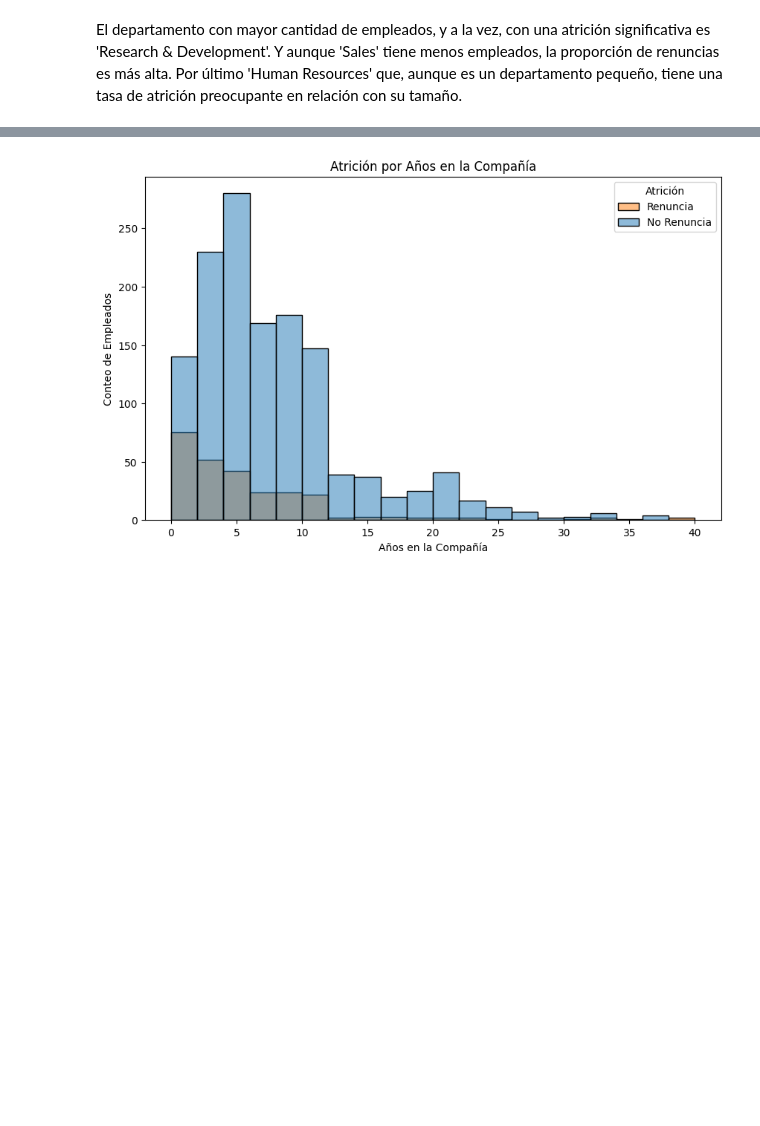
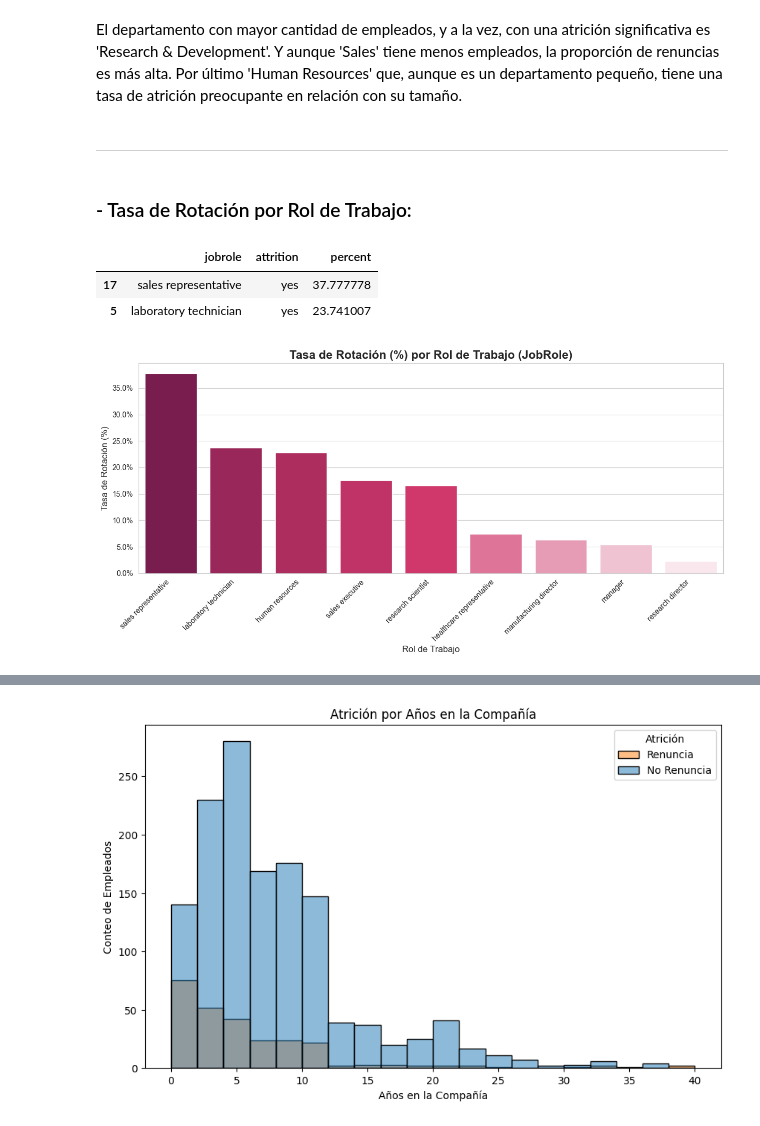
Before and after one commit to omniaunusest/VIZ-analytics-4-employee-data-talent-insights, a Jupyter notebook: visualizaciones.ipynb, the cells around one changed output, grey strips where cells are left out. Drawn from its saved outputs; the diff is of its cells as text; code cells hidden in the pictures; blank space fills up the shorter version.

```diff
--- a/visualizaciones.ipynb
+++ b/visualizaciones.ipynb
@@ -79,3 +92,66 @@ human resources            57
 Name: count, dtype: int64
 # %% [markdown]
 El departamento con mayor cantidad de empleados, y a la vez, con una atrición significativa es 'Research & Development'. Y aunque 'Sales' tiene menos empleados, la proporción de renuncias es más alta. Por último 'Human Resources' que, aunque es un departamento pequeño, tiene una tasa de atrición preocupante en relación con su tamaño.
+# %% [markdown]
+____
+# %% [markdown]
+### - Tasa de Rotación por Rol de Trabajo:
+# %%
+# Cálculo de la tasa de rotación por Jobrole:
+# Agrupar por Jobrole y contar las proporciones de Attrition
+proporcion_rotacion_rol = df.groupby('jobrole')['attrition'].value_counts(normalize=True).mul(100)
+
+# Convertir la Serie a un DataFrame
+df_attrition_rol = proporcion_rotacion_rol.rename('percent').reset_index()
+
+# Filtrar solo por la rotación ('yes')
+df_attrition_rol = df_attrition_rol[df_attrition_rol['attrition'] == 'yes']
+
+# 2. Ordenar los datos
+# Ordenar el DataFrame para que el rol con MAYOR rotación aparezca primero.
+df_attrition_rol = df_attrition_rol.sort_values(by='percent', ascending=False)
+# %%
+df_attrition_rol.head(2)
+# %% [output]
+|  | jobrole | attrition | percent |
+| 17 | sales representative | yes | 37.777778 |
+| 5 | laboratory technician | yes | 23.741007 |
+# %%
+paleta_rosas = [
+    '#880E4F', '#AD1457', '#C2185B', '#D81B60', '#E91E63',
+    '#F06292', '#F48FB1', '#F8BBD0', '#FCE4EC'
+]
+
+# Aseguramos que la paleta tenga la longitud correcta
+num_roles = len(df_attrition_rol['jobrole'].unique())
+paleta_final = paleta_rosas[:num_roles]
+
+sns.set_style("whitegrid")
+plt.figure(figsize=(12, 6))
+
+# Creación del Barplot con las correcciones para evitar el FutureWarning
+sns.barplot(
+    x='jobrole',
+    y='percent',
+    data=df_attrition_rol,
+    # 1. CORRECCIÓN CLAVE: Usar 'jobrole' para colorear
+    hue='jobrole',
+    palette=paleta_final,
+    # 2. CORRECCIÓN CLAVE: Desactivar la leyenda duplicada
+    legend=False
+)
+
+plt.title('Tasa de Rotación (%) por Rol de Trabajo (JobRole)', fontsize=16, weight='bold')
+plt.xlabel('Rol de Trabajo', fontsize=12)
+plt.ylabel('Tasa de Rotación (%)', fontsize=12)
+
+# Ajustar las etiquetas del eje X para que sean legibles
+plt.xticks(rotation=45, ha='right', fontsize=10)
+
+# Formatear el eje Y para mostrar el porcentaje
+plt.gca().yaxis.set_major_formatter(plt.FuncFormatter(lambda y, _: f'{y:.1f}%'))
+
+plt.tight_layout()
+plt.show()
+# %% [output]
+[figure, added]
```
Also changed, not shown: parts of 16 cells of this notebook.
